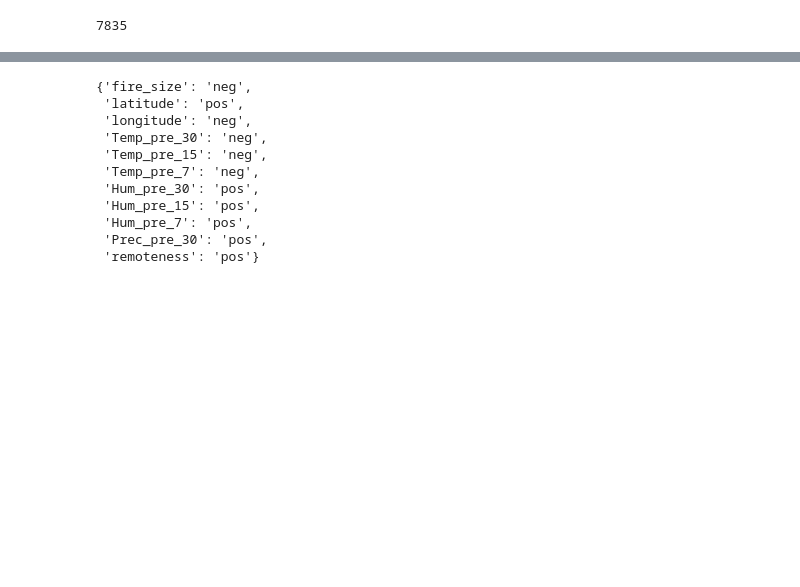
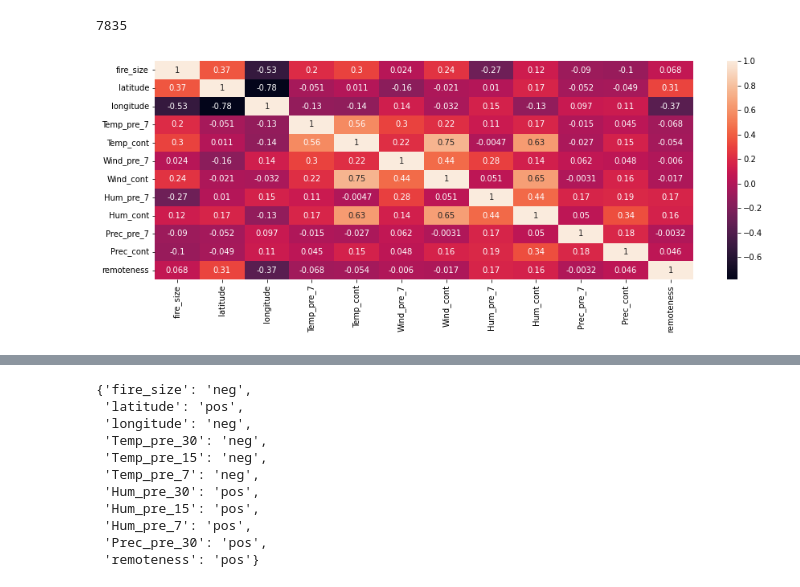
Before and after one commit to PatrykStronski/MultivariateAnalysis_Task3, a Jupyter notebook: fire_size_pred_log.ipynb, the cells around one changed output, grey strips where cells are left out. Cells and saved outputs as stored; diff of their text form; code cells hidden in the pictures; blank space fills up the shorter version.

```diff
--- a/fire_size_pred_log.ipynb
+++ b/fire_size_pred_log.ipynb
@@ -43,6 +43,18 @@ Try using .loc[row_indexer,col_indexer] = value instead
 See the caveats in the documentation: https://pandas.pydata.org/pandas-docs/stable/user_guide/indexing.html#returning-a-view-versus-a-copy
   df['fire_size'] = np.log(df['fire_size'])
 7835
+# %%
+#correlation_matrix_min
+
+to_drop = list(set(df.columns) - set(['fire_size', 'Temp_pre_7', 'Hum_pre_7', 'Wind_pre_7', 'Prec_pre_7', 'remoteness', 'latitude', 'longitude', 'Temp_cont', 'Hum_cont', 'Wind_cont', 'Prec_cont']))
+
+df_min = df.drop(to_drop, axis=1)
+
+fig, ax = plt.subplots(1, 1, figsize=(15, 5))
+sns.heatmap(df_min.corr(), annot = True, ax=ax)
+plt.show()
+# %% [output]
+[figure, added]
 # %%
 #BAsesian network preparation
 
```
Also changed, not shown: parts of 9 cells of this notebook, 48 other files.
